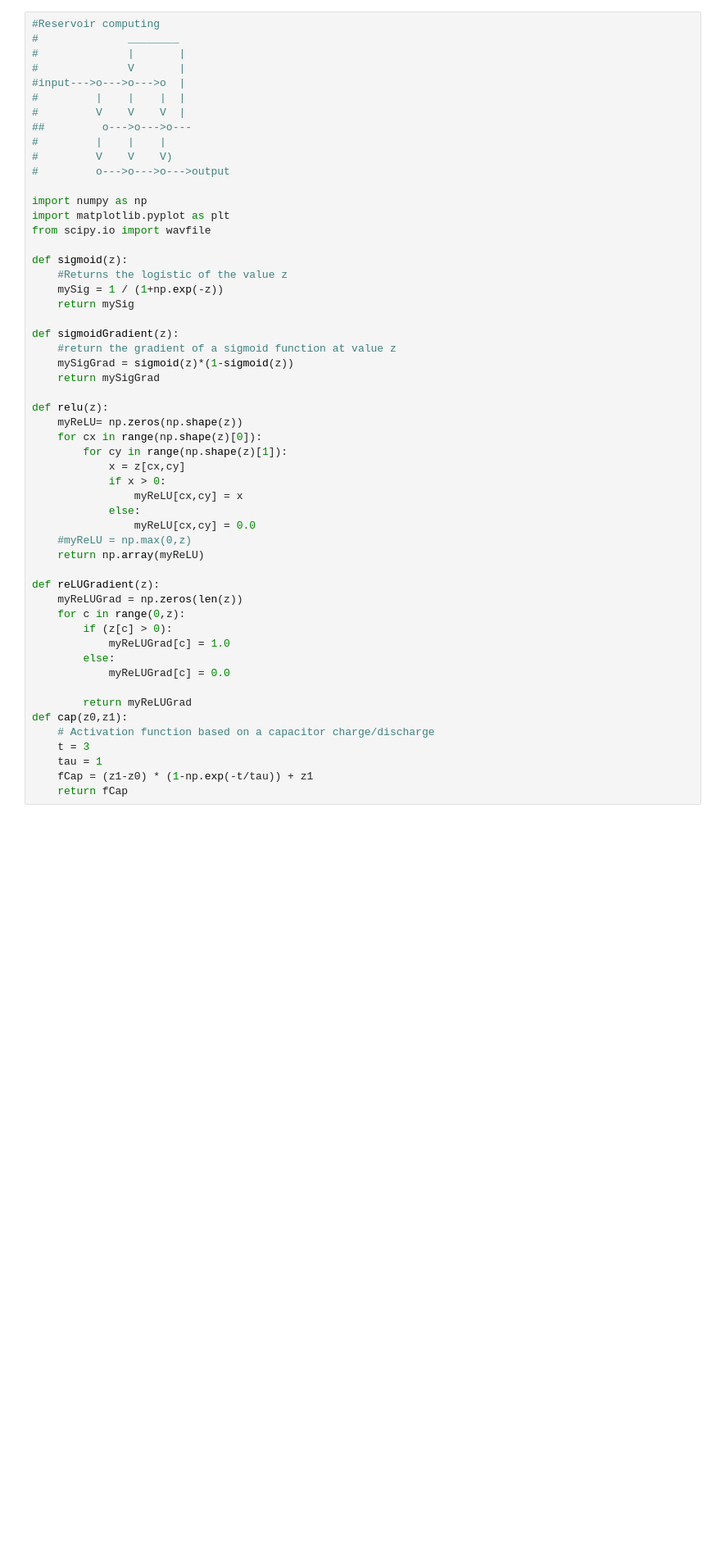
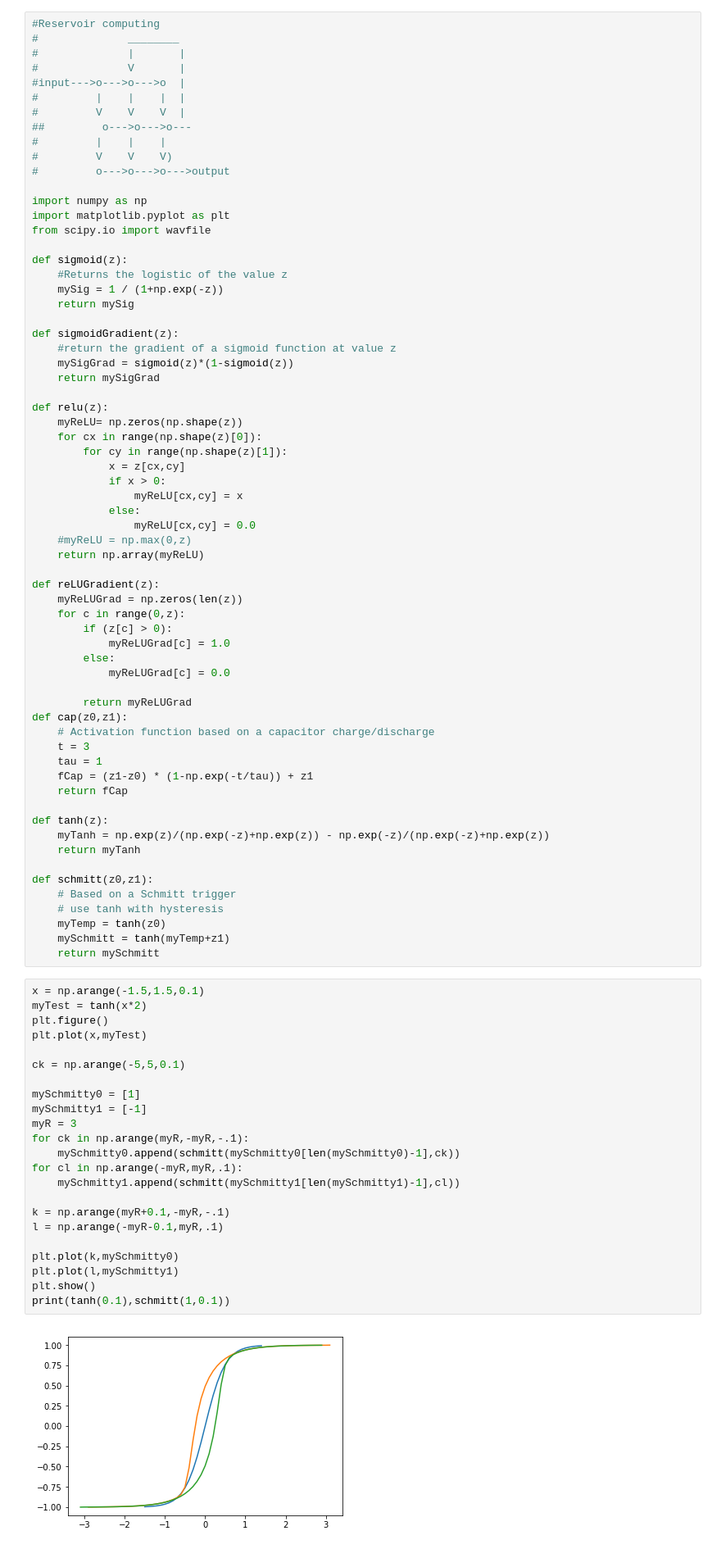
Before and after one commit to theScinder/resCompCharGen, a Jupyter notebook: resComp.ipynb, the cells around one changed output. Shown at 82% size. Saved outputs shown, nothing was run; the diff lists cells and outputs as text; blank space fills up the shorter version.

Commit message:
add schmitt trigger activation function to reservoir

```diff
--- a/resComp.ipynb
+++ b/resComp.ipynb
@@ -52,3 +52,39 @@ def cap(z0,z1):
     tau = 1
     fCap = (z1-z0) * (1-np.exp(-t/tau)) + z1
     return fCap
+
+def tanh(z):
+    myTanh = np.exp(z)/(np.exp(-z)+np.exp(z)) - np.exp(-z)/(np.exp(-z)+np.exp(z))
+    return myTanh
+
+def schmitt(z0,z1):
+    # Based on a Schmitt trigger
+    # use tanh with hysteresis
+    myTemp = tanh(z0)
+    mySchmitt = tanh(myTemp+z1)
+    return mySchmitt
+# %%
+x = np.arange(-1.5,1.5,0.1)
+myTest = tanh(x*2)
+plt.figure()
+plt.plot(x,myTest)
+
+ck = np.arange(-5,5,0.1)
+
+mySchmitty0 = [1]
+mySchmitty1 = [-1]
+myR = 3
+for ck in np.arange(myR,-myR,-.1):
+    mySchmitty0.append(schmitt(mySchmitty0[len(mySchmitty0)-1],ck))
+for cl in np.arange(-myR,myR,.1):
+    mySchmitty1.append(schmitt(mySchmitty1[len(mySchmitty1)-1],cl))
+
+k = np.arange(myR+0.1,-myR,-.1)
+l = np.arange(-myR-0.1,myR,.1)
+
+plt.plot(k,mySchmitty0)
+plt.plot(l,mySchmitty1)
+plt.show()
+print(tanh(0.1),schmitt(1,0.1))
+# %% [output]
+[figure, added]
```
Also changed, not shown: parts of 3 cells of this notebook.
